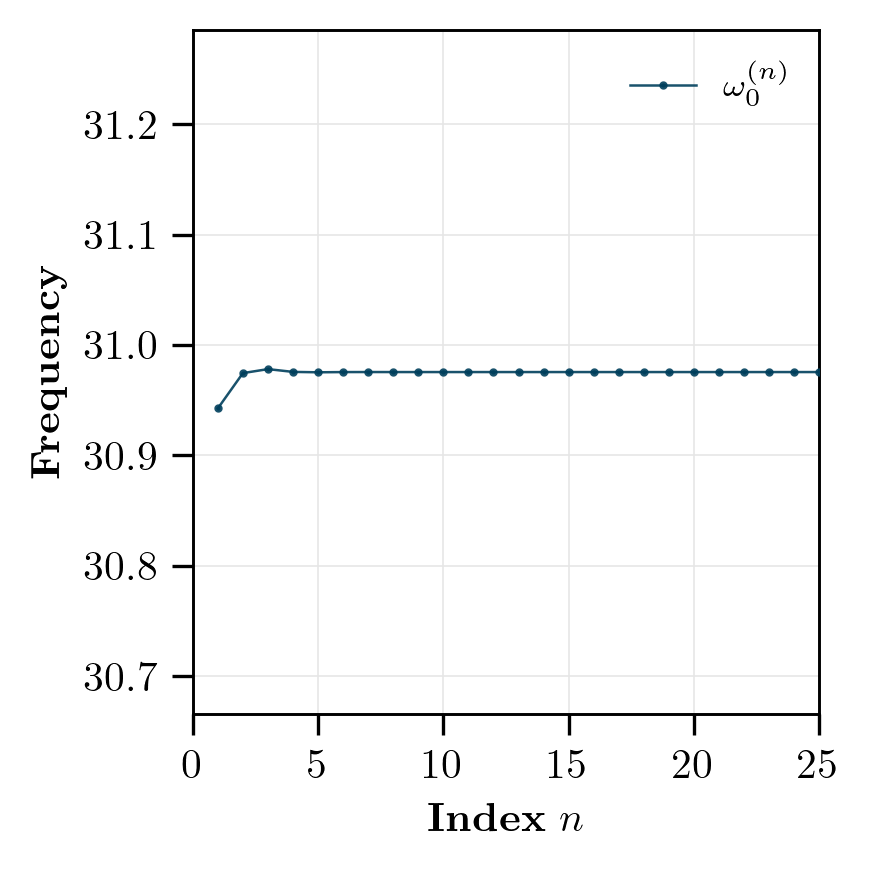
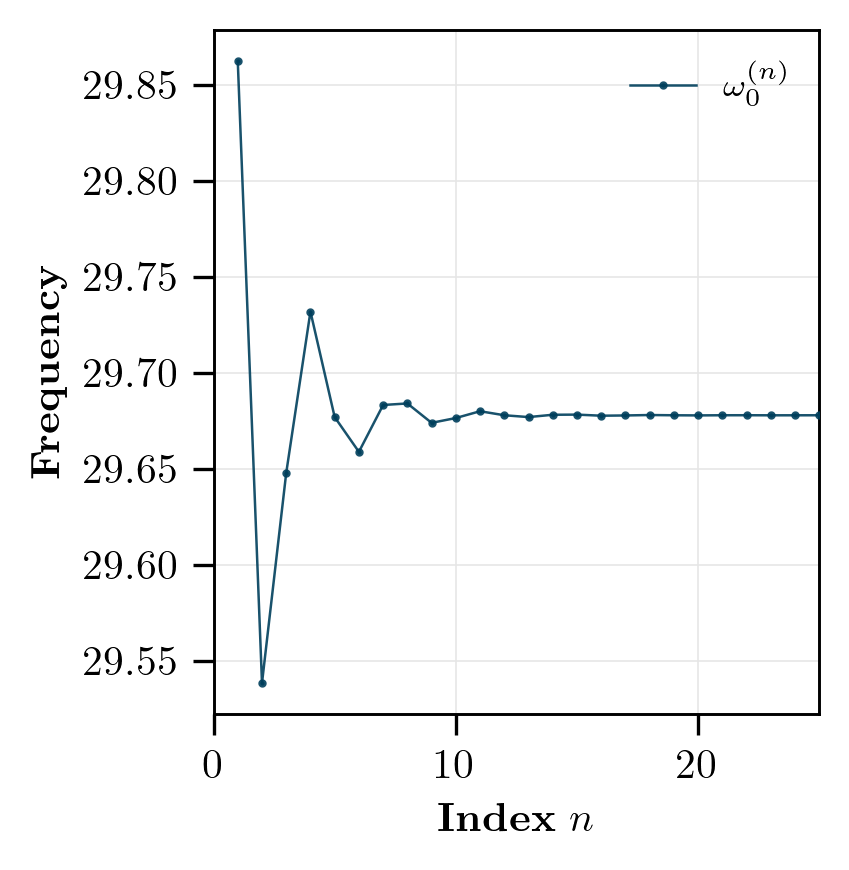
Unified diff of the notebook cell whose output changed from the first chart to the second:
--- before
+++ after
@@ -22,9 +22,6 @@
 
 ax.set_xlim([0, 25])
-ax.set_ylim([0.99*omega_0_n_tab[-1], 1.01*omega_0_n_tab[-1]])
+#ax.set_ylim([0.99*omega_0_n_tab[-1], 1.01*omega_0_n_tab[-1]])
 
-#Switch the y-axis in pi units
-#ax.yaxis.set_major_locator(ticker.MultipleLocator(base=2*pi)) 
-#ax.yaxis.set_major_formatter(ticker.FuncFormatter(lambda x, _: f'{x/pi:.0f}$\\pi$'))
 
 # Labels

Commit: coincidence_vs_n experiment with an apparent error